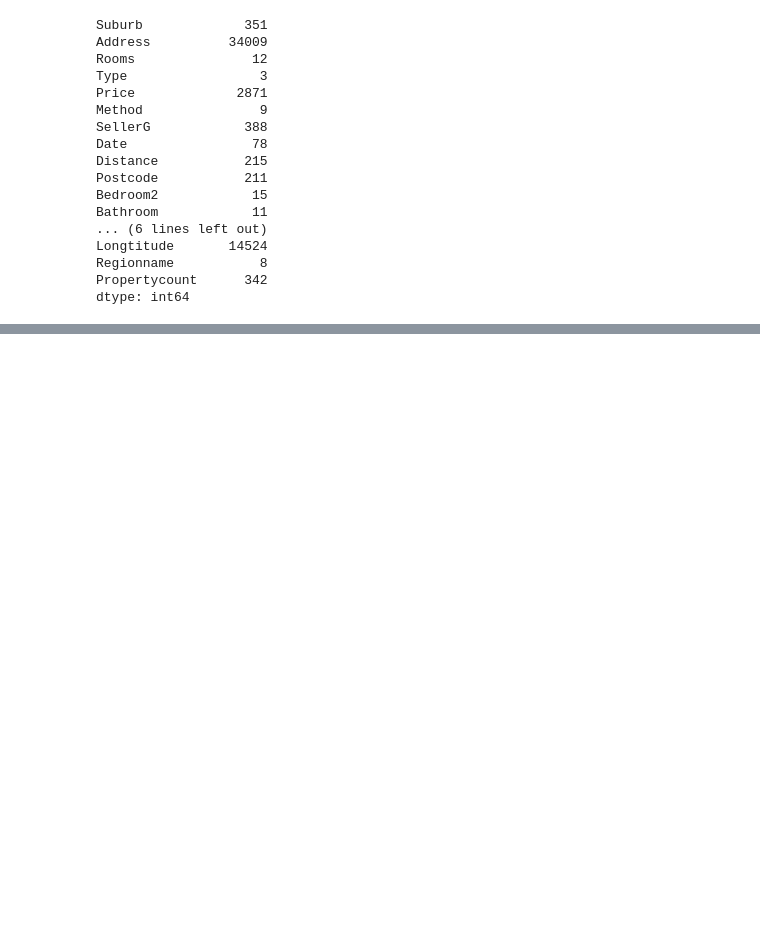
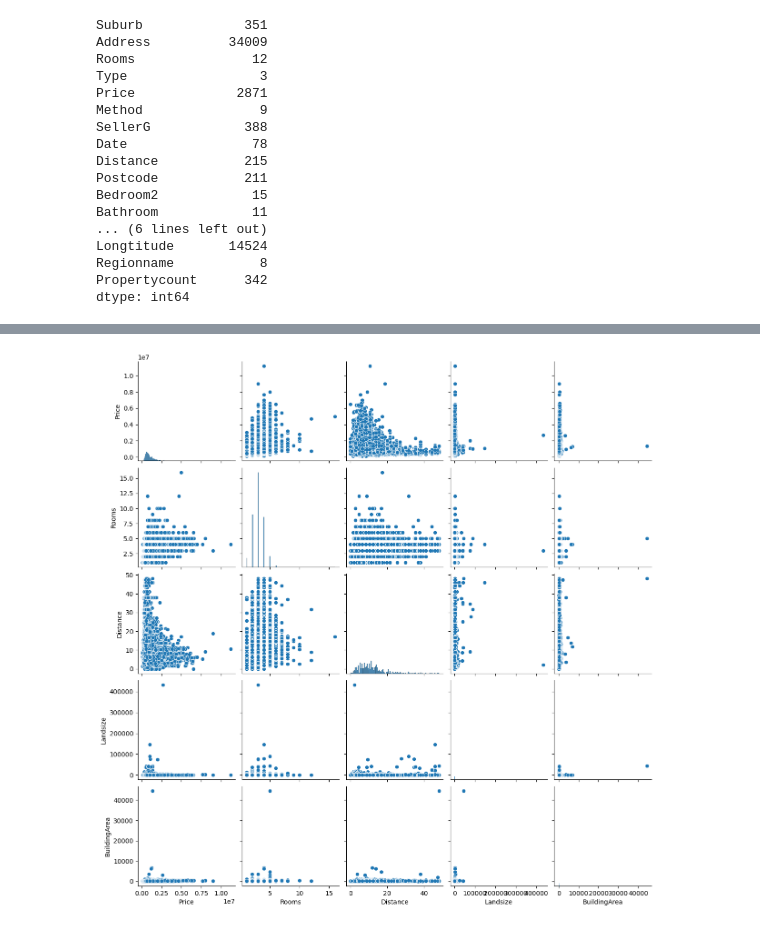
Before and after one commit to begumis/Melbourne-Housing-Market, a Jupyter notebook: untitled0.ipynb, the cells around one changed output, grey strips where cells are left out. Saved outputs shown, nothing was run; the diff lists cells and outputs as text; code cells hidden in the pictures; blank space fills up the shorter version.

```diff
--- a/untitled0.ipynb
+++ b/untitled0.ipynb
@@ -148,0 +229,6 @@ dtype: int64
+# %%
+# 2. Draw a pair plot to see the relationship between numerical variables and price
+sns.pairplot(df[['Price', 'Rooms', 'Distance', 'Landsize', 'BuildingArea']])
+plt.show()
+# %% [output]
+[figure, added]
```
Also changed, not shown: parts of 9 cells of this notebook.
